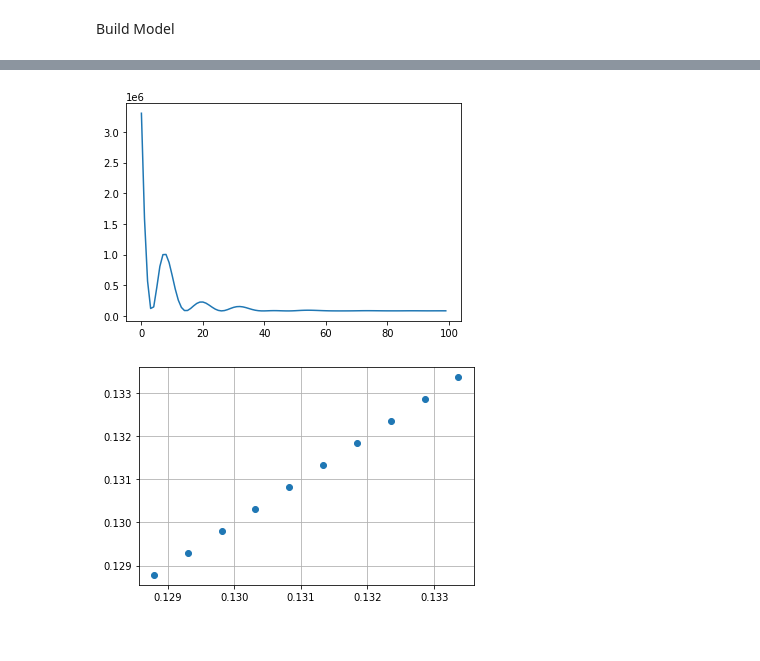
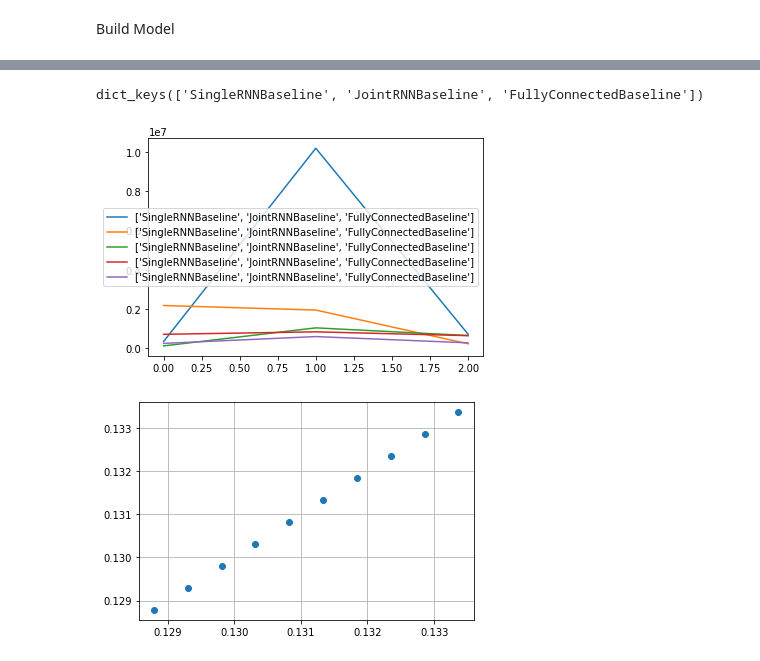
Before and after one commit to Nishant-Ramakuru/Inference-based-GNNS, a Jupyter notebook: simulations/models.ipynb, the cells around one changed output, grey strips where cells are left out. Drawn from its saved outputs; the diff is of its cells as text; code cells hidden in the pictures.

```diff
--- a/simulations/models.ipynb
+++ b/simulations/models.ipynb
@@ -261,6 +260,18 @@ plt.grid()
 plt.show()
 # %% [output]
 [figure]
+# %%
+model_types = [#RecurrentBaseline,
+               SingleRNNBaseline,
+               JointRNNBaseline,
+               FullyConnectedBaseline,
+               #DNRI,
+               #GraphRNNDecoder,
+               #RecurrentBaseline_DynamicVars,
+               #FullyConnectedBaseline_DynamicVars,
+               #BaseNRI,
+               #DNRI_DynamicVars
+               ]
 # %% [markdown]
 Build Model
 # %%
@@ -281,9 +293,14 @@ def build_model(params):
 # %%
 params['mode'] = 'train'
-params['num_epochs'] = 10
+params['num_epochs'] = 5
 # %%
-model = build_model(params)
-if params['mode'] == 'train':
-    with build_writers(params['working_dir']) as (train_writer, val_writer):
-        result = train(model, DATA, VAL, params, train_writer, val_writer)
+#params['model_type'] = model_name
+metrics = {}
+for model_type in model_types:
+  model = build_model(params,model_type)
+  if params['mode'] == 'train':
+      with build_writers(params['working_dir']) as (train_writer, val_writer):
+          result = train(model, DATA, VAL, params, train_writer, val_writer)
+
+  metrics[str(type(model).__name__)] = result
 # %% [output]
@@ -311,9 +326,14 @@ EPOCH 2 17.48884677886963
+# %%
+metrics.keys()
+# %% [output]
+dict_keys(['SingleRNNBaseline', 'JointRNNBaseline', 'FullyConnectedBaseline'])
 # %%
 %matplotlib inline
-plt.plot(result)
+plt.plot(list(metrics.values()), label = list(metrics.keys()))
+plt.legend()
 plt.show()
 # %% [output]
-[figure, old version]
+[figure, new version]
 # %%
 model_inputs = TEST[0]['inputs'][:, :40]
 model_preds = model.predict_future(model_inputs, 10)
```
Also changed, not shown: parts of 5 cells of this notebook.
